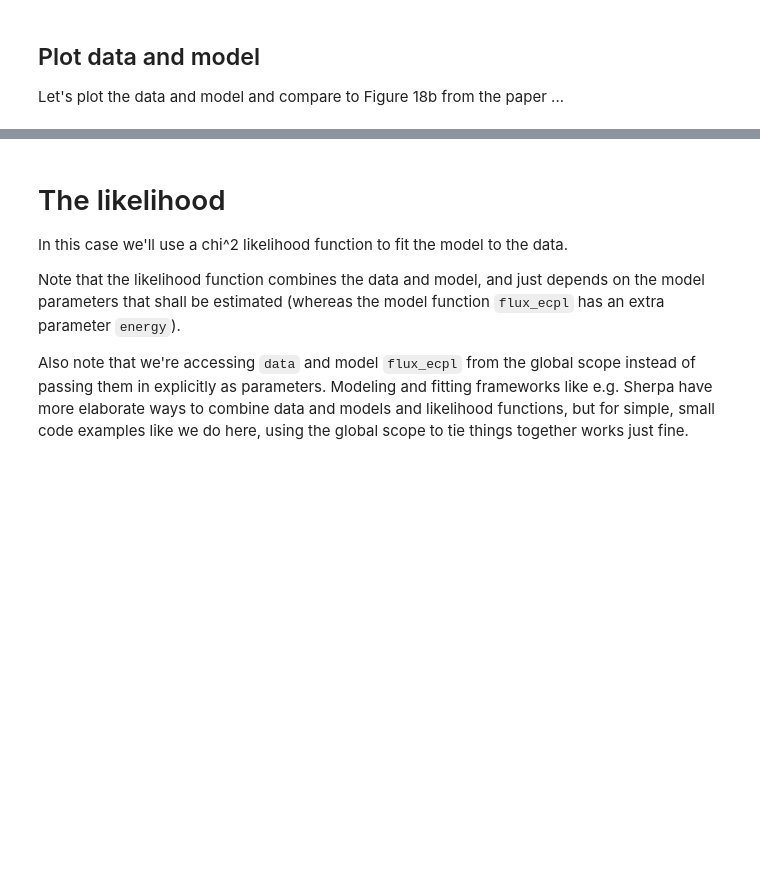
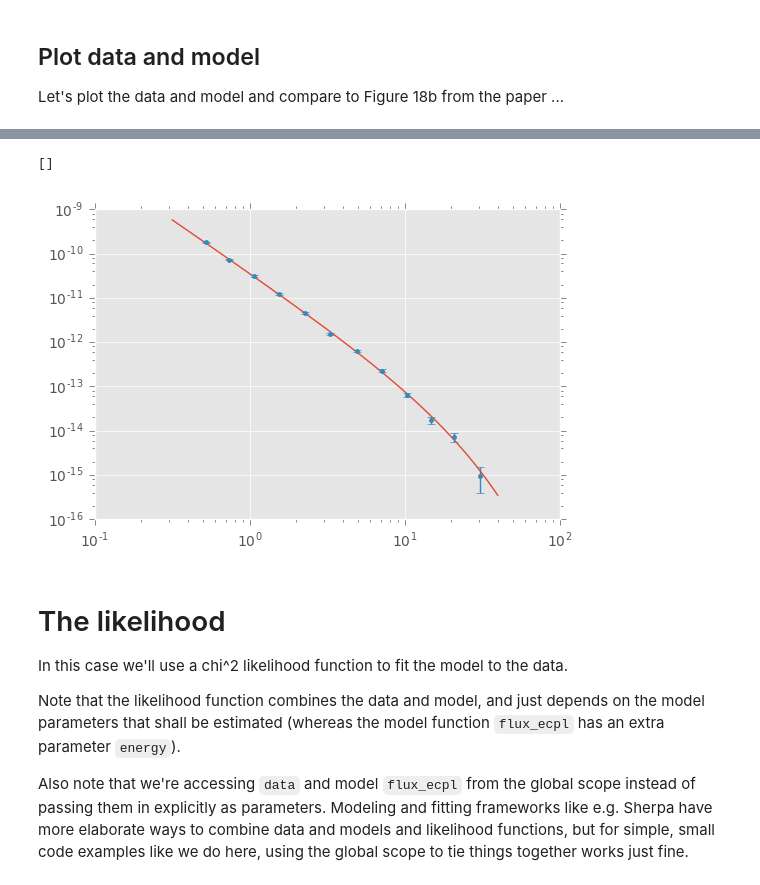
Before and after one commit to vorugantia/scienceresearch11, a Jupyter notebook: notebooks/spectrum_chi2.ipynb, the cells around one changed output, grey strips where cells are left out. Saved outputs shown, nothing was run; the diff lists cells and outputs as text; code cells hidden in the pictures; blank space fills up the shorter version.

```diff
--- a/notebooks/spectrum_chi2.ipynb
+++ b/notebooks/spectrum_chi2.ipynb
@@ -86,3 +87,18 @@ AttributeError: 'FluxPoints' object has no attribute 'dnde'
+# %%
+# This is the plot for the Crab model using data from the .txt file.
+
+data2 = pd.read_table('../datasets/spectrum_crab_hess_2006/spectrum_crab_hess_2006.txt',
+                    comment='#', sep='\s*', engine='python')
+plt.plot(energy, flux)
+plt.errorbar(x=data2['energy'],
+             y=data2['flux'],
+             yerr=data2['flux_err'],
+             fmt='.'
+            )
+plt.loglog()
+# %% [output]
+[]
+[figure, added]
 # %% [markdown]
 # The likelihood
 
```
Also changed, not shown: parts of 4 cells of this notebook, 1 other file.
